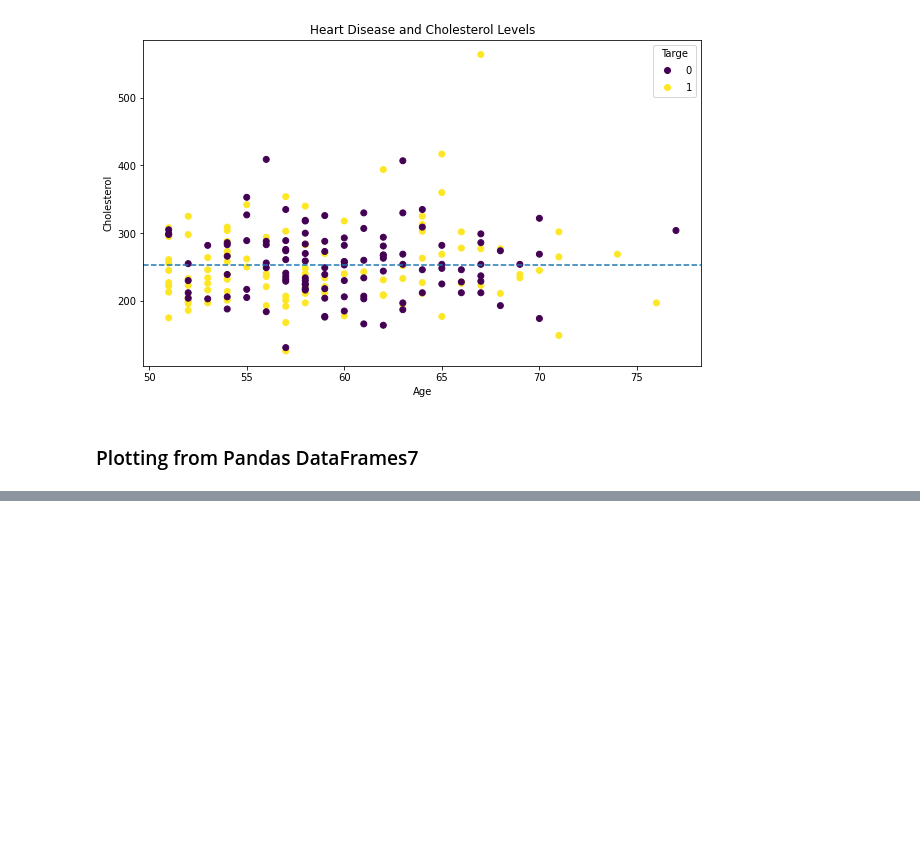
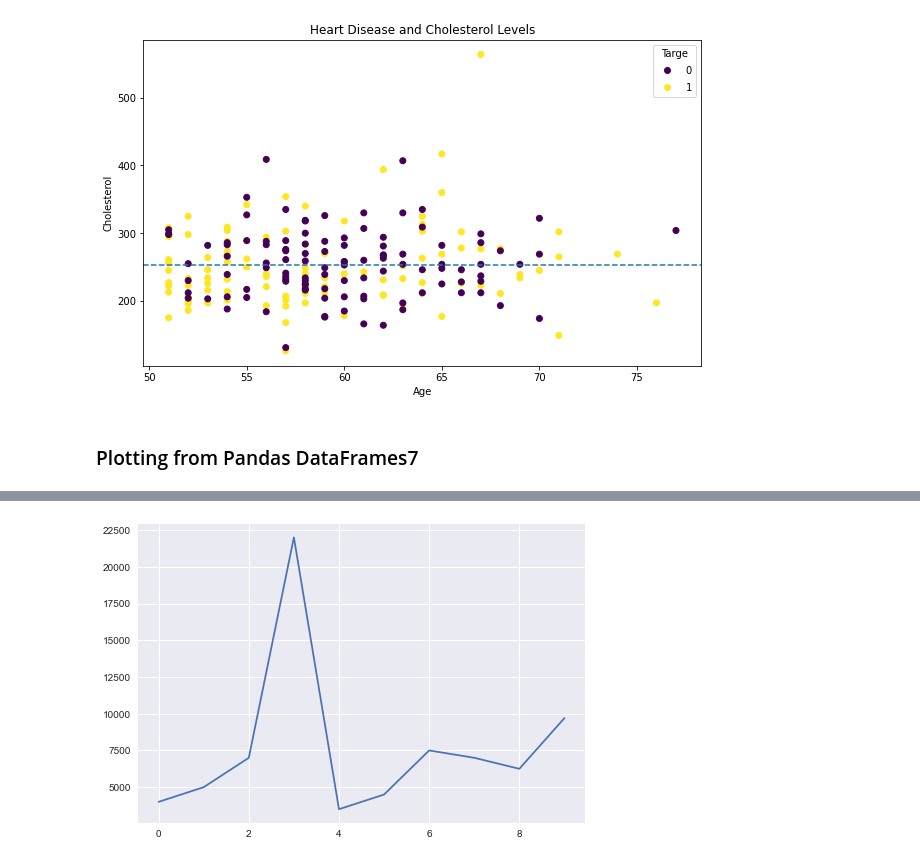
Before and after one commit to IanSeng/MachineLearning, a Jupyter notebook: ml-course/learn-matplotlib/introduction-to-matplotlib.ipynb, the cells around one changed output, grey strips where cells are left out. Cells and saved outputs as stored; diff of their text form; code cells hidden in the pictures; blank space fills up the shorter version.

```diff
--- a/ml-course/learn-matplotlib/introduction-to-matplotlib.ipynb
+++ b/ml-course/learn-matplotlib/introduction-to-matplotlib.ipynb
@@ -595,0 +645,6 @@ ax1.legend(*s)
+# %%
+plt.style.use('seaborn')
+# %%
+car_sales["Price"].plot();
+# %% [output]
+[figure, added]
```
Also changed, not shown: parts of 25 cells of this notebook, 1 other file.
